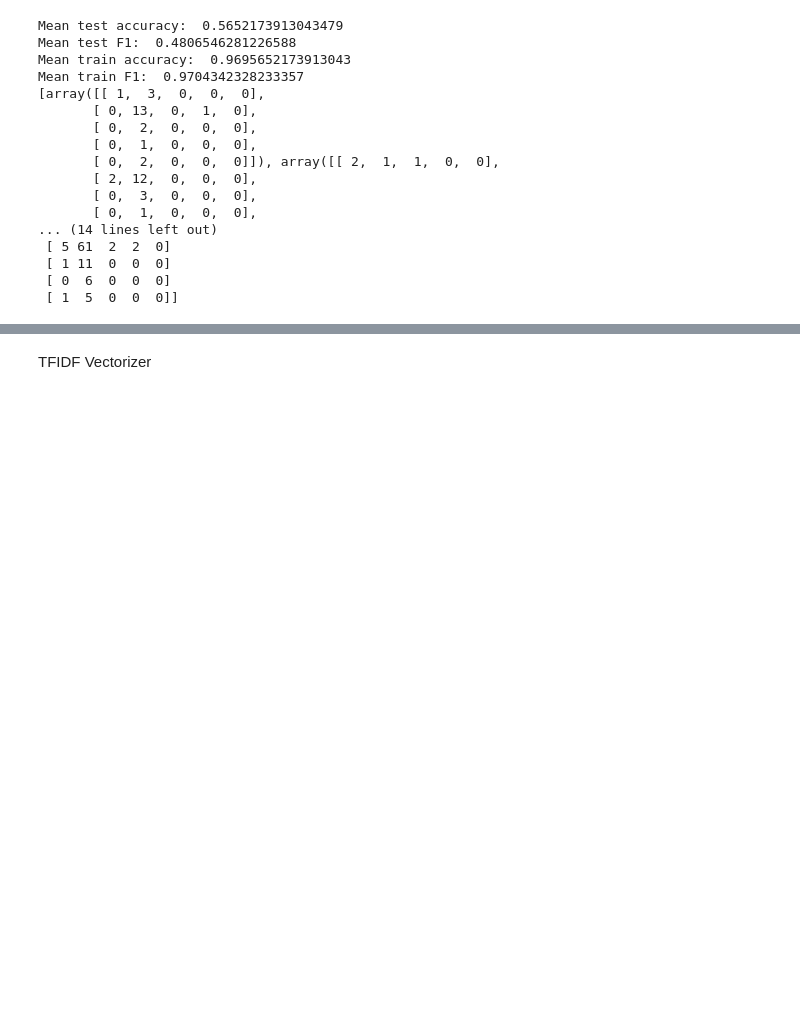
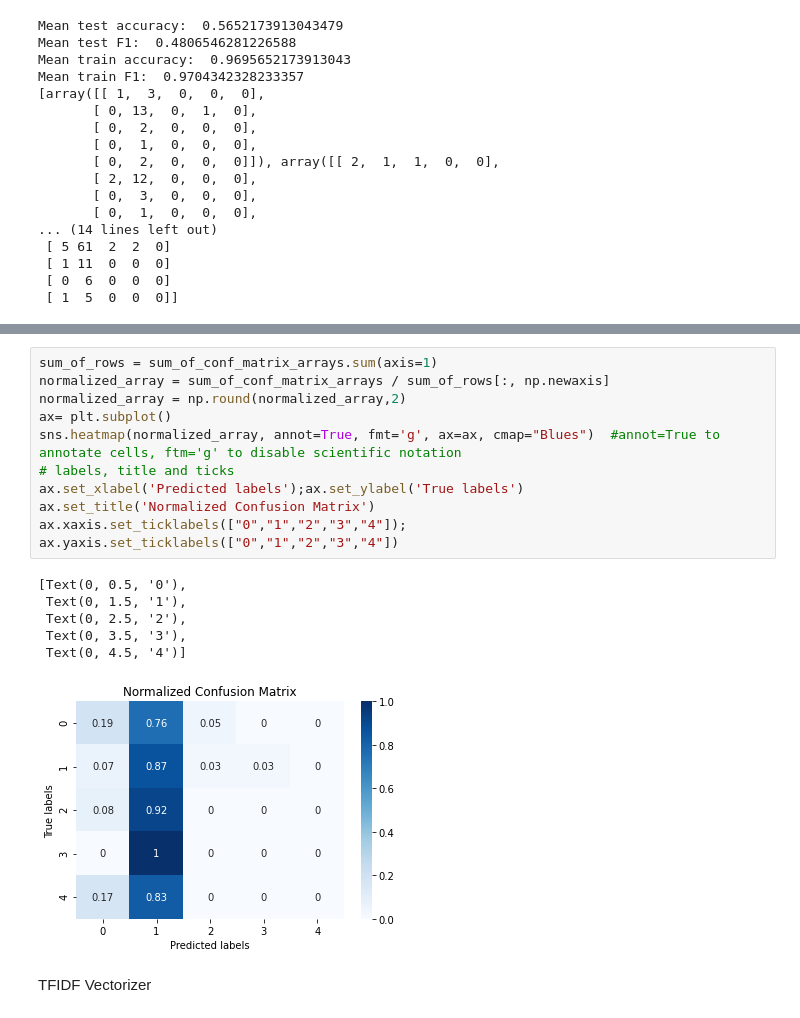
Before and after one commit to kerryqliu/stats170, a Jupyter notebook: tfidftesting.ipynb, the cells around one changed output, grey strips where cells are left out. Cells and saved outputs as stored; diff of their text form; blank space fills up the shorter version.

```diff
--- a/tfidftesting.ipynb
+++ b/tfidftesting.ipynb
@@ -431,3 +448,20 @@ Mean train F1:  0.9704342328233357
+# %%
+sum_of_rows = sum_of_conf_matrix_arrays.sum(axis=1)
+normalized_array = sum_of_conf_matrix_arrays / sum_of_rows[:, np.newaxis]
+normalized_array = np.round(normalized_array,2)
+ax= plt.subplot()
+sns.heatmap(normalized_array, annot=True, fmt='g', ax=ax, cmap="Blues")  #annot=True to annotate cells, ftm='g' to disable scientific notation
+# labels, title and ticks
+ax.set_xlabel('Predicted labels');ax.set_ylabel('True labels')
+ax.set_title('Normalized Confusion Matrix')
+ax.xaxis.set_ticklabels(["0","1","2","3","4"]); ax.yaxis.set_ticklabels(["0","1","2","3","4"])
+# %% [output]
+[Text(0, 0.5, '0'),
+ Text(0, 1.5, '1'),
+ Text(0, 2.5, '2'),
+ Text(0, 3.5, '3'),
+ Text(0, 4.5, '4')]
+[figure, added]
 # %% [markdown]
 TFIDF Vectorizer
 # %%
```
Also changed, not shown: parts of 1 cell of this notebook.
